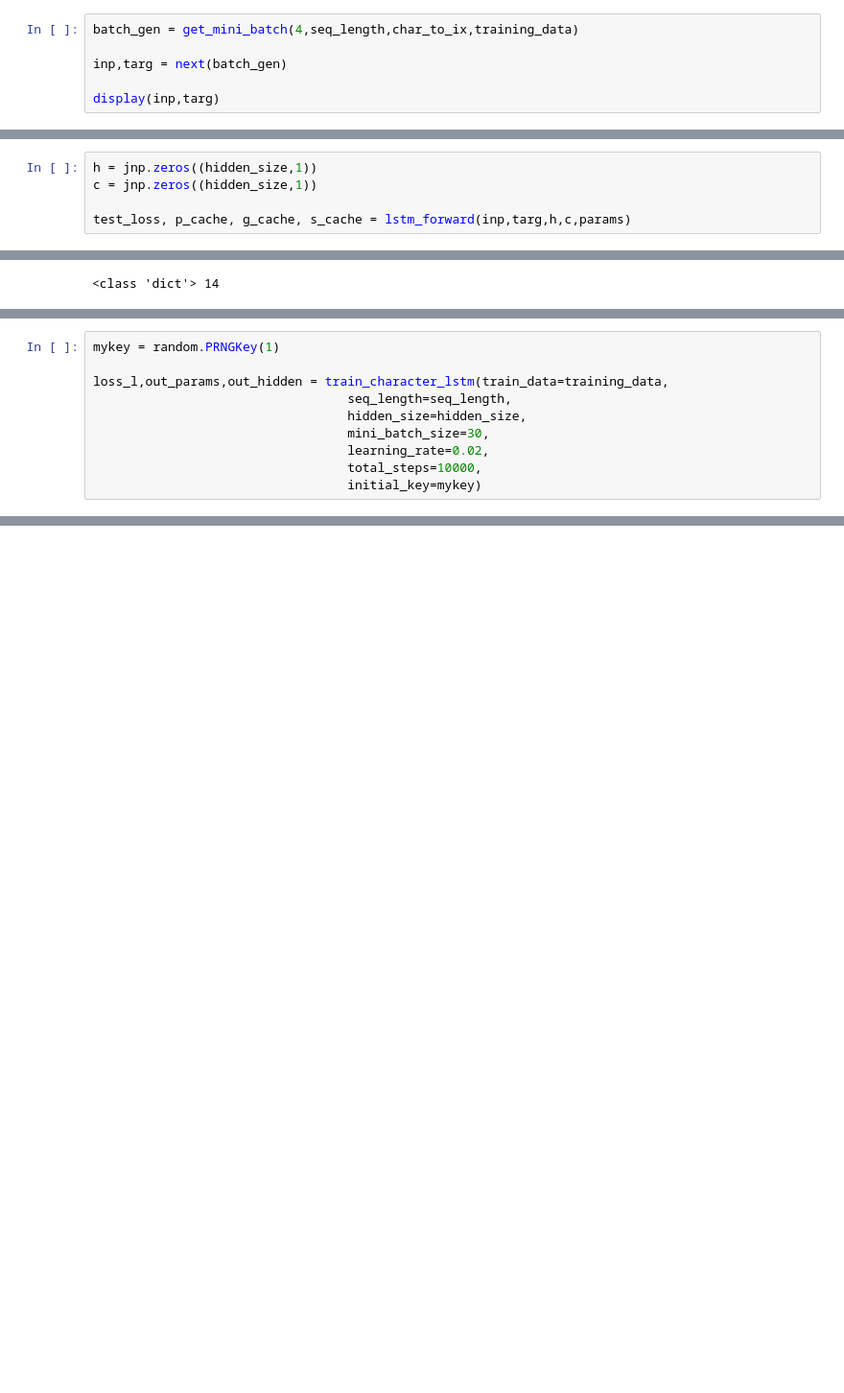
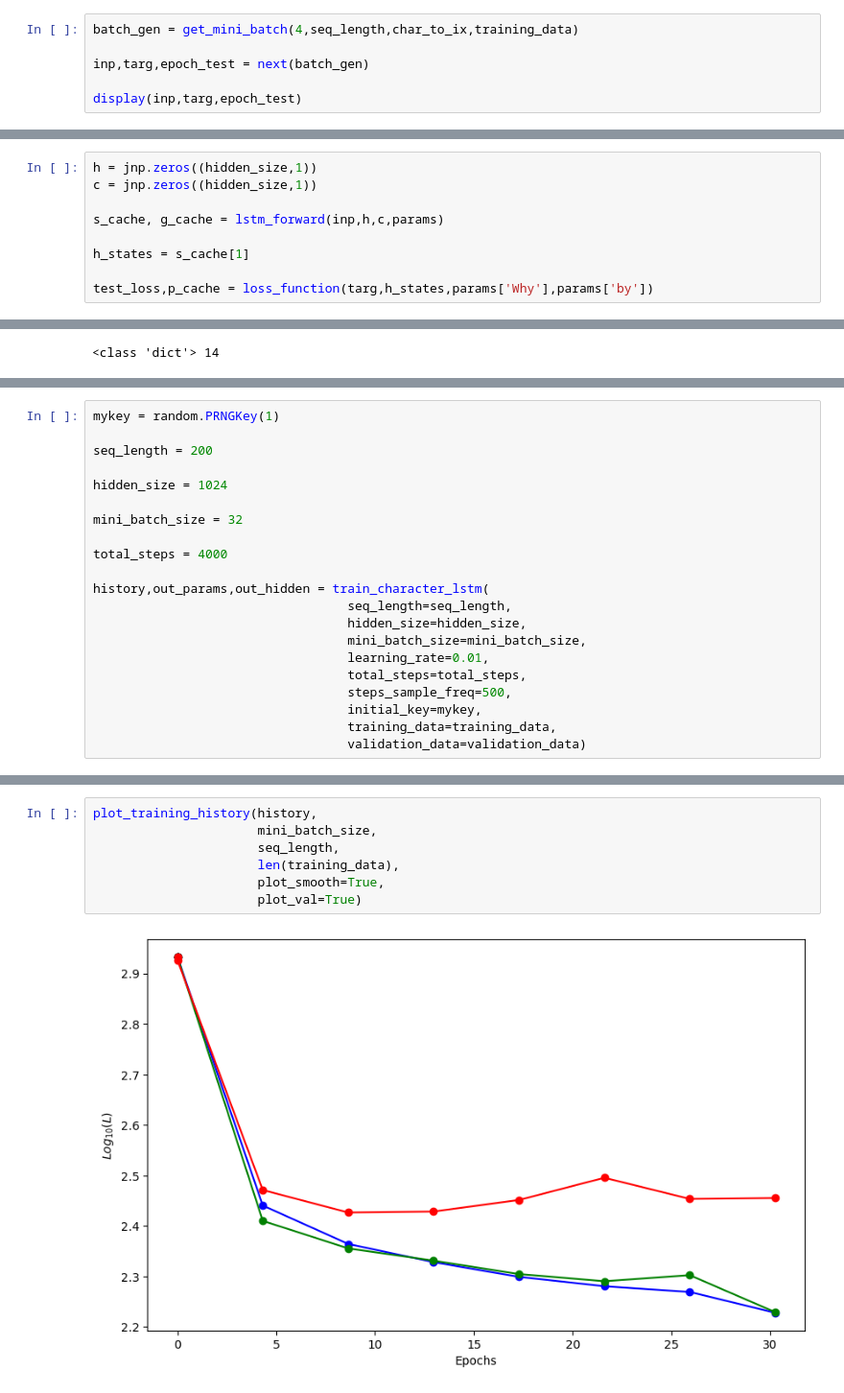
Before and after one commit to carlm451/LSTM_Char-LM_python-JAX, a Jupyter notebook: Character_LSTM_from_Scratch_JAX.ipynb, the cells around one changed output, grey strips where cells are left out. Shown at 96% size. Cells and saved outputs as stored; diff of their text form; blank space fills up the shorter version.

Commit message:
added validation loss tracking

```diff
--- a/Character_LSTM_from_Scratch_JAX.ipynb
+++ b/Character_LSTM_from_Scratch_JAX.ipynb
@@ -126,7 +134,7 @@ def get_mini_batch(mini_batch_size,seq_length,char_to_ix,data):
 # %%
 batch_gen = get_mini_batch(4,seq_length,char_to_ix,training_data)
 
-inp,targ = next(batch_gen)
+inp,targ,epoch_test = next(batch_gen)
 
-display(inp,targ)
+display(inp,targ,epoch_test)
 # %% [output]
@@ -232,7 +254,11 @@ def lstm_forward(inputs,targets,hprev,cprev,params):
 h = jnp.zeros((hidden_size,1))
 c = jnp.zeros((hidden_size,1))
 
-test_loss, p_cache, g_cache, s_cache = lstm_forward(inp,targ,h,c,params)
+s_cache, g_cache = lstm_forward(inp,h,c,params)
+
+h_states = s_cache[1]
+
+test_loss,p_cache = loss_function(targ,h_states,params['Why'],params['by'])
 # %%
 test_loss
 # %% [output]
@@ -654,11 +835,22 @@ Training data sample:
 # %%
 mykey = random.PRNGKey(1)
 
-loss_l,out_params,out_hidden = train_character_lstm(train_data=training_data,
+seq_length = 200
+
+hidden_size = 1024
+
+mini_batch_size = 32
+
+total_steps = 4000
+
+history,out_params,out_hidden = train_character_lstm(
                                   seq_length=seq_length,
                                   hidden_size=hidden_size,
-                                  mini_batch_size=30,
-                                  learning_rate=0.02,
-                                  total_steps=10000,
-                                  initial_key=mykey)
+                                  mini_batch_size=mini_batch_size,
+                                  learning_rate=0.01,
+                                  total_steps=total_steps,
+                                  steps_sample_freq=500,
+                                  initial_key=mykey,
+                                  training_data=training_data,
+                                  validation_data=validation_data)
 # %% [output]
@@ -741,0 +874,9 @@ plt.show()
+# %%
+plot_training_history(history,
+                      mini_batch_size,
+                      seq_length,
+                      len(training_data),
+                      plot_smooth=True,
+                      plot_val=True)
+# %% [output]
+[figure, added]
```
Also changed, not shown: parts of 29 cells of this notebook.
